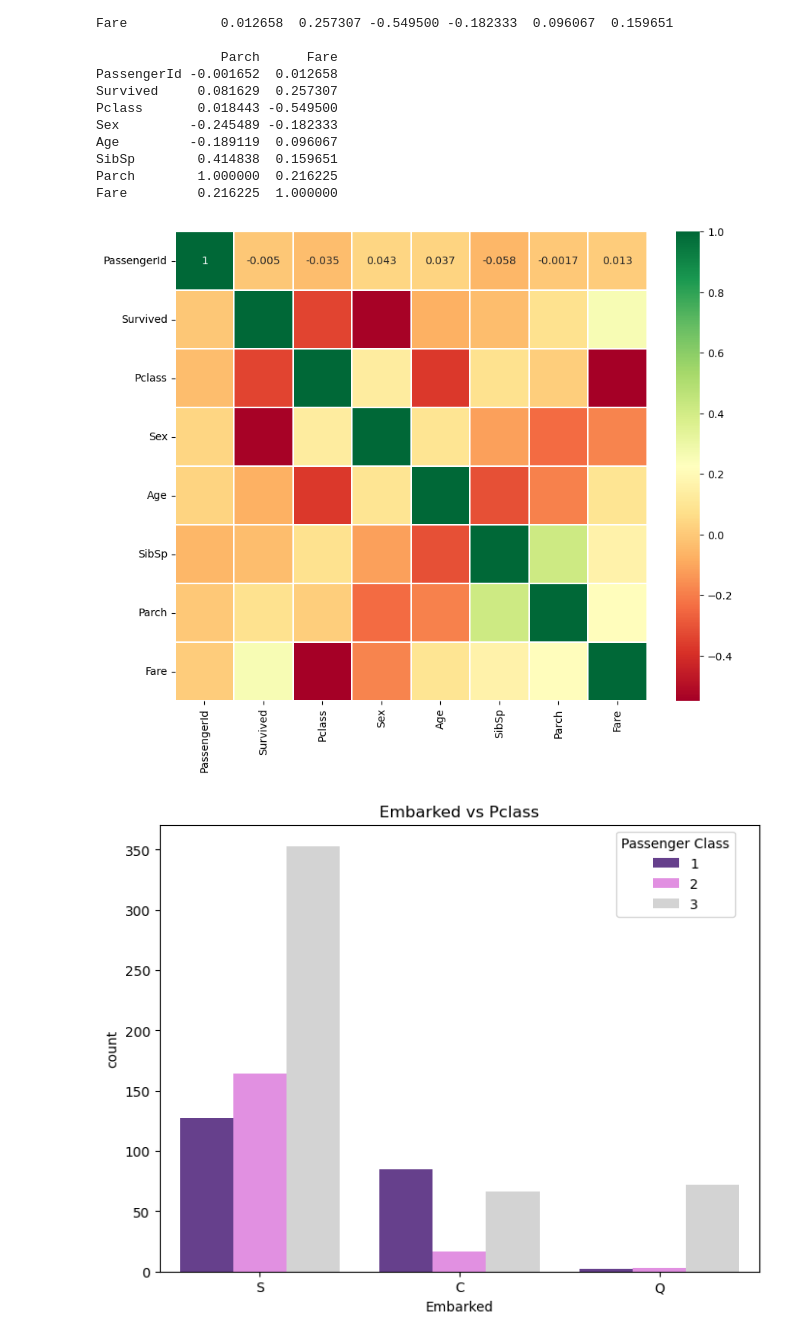
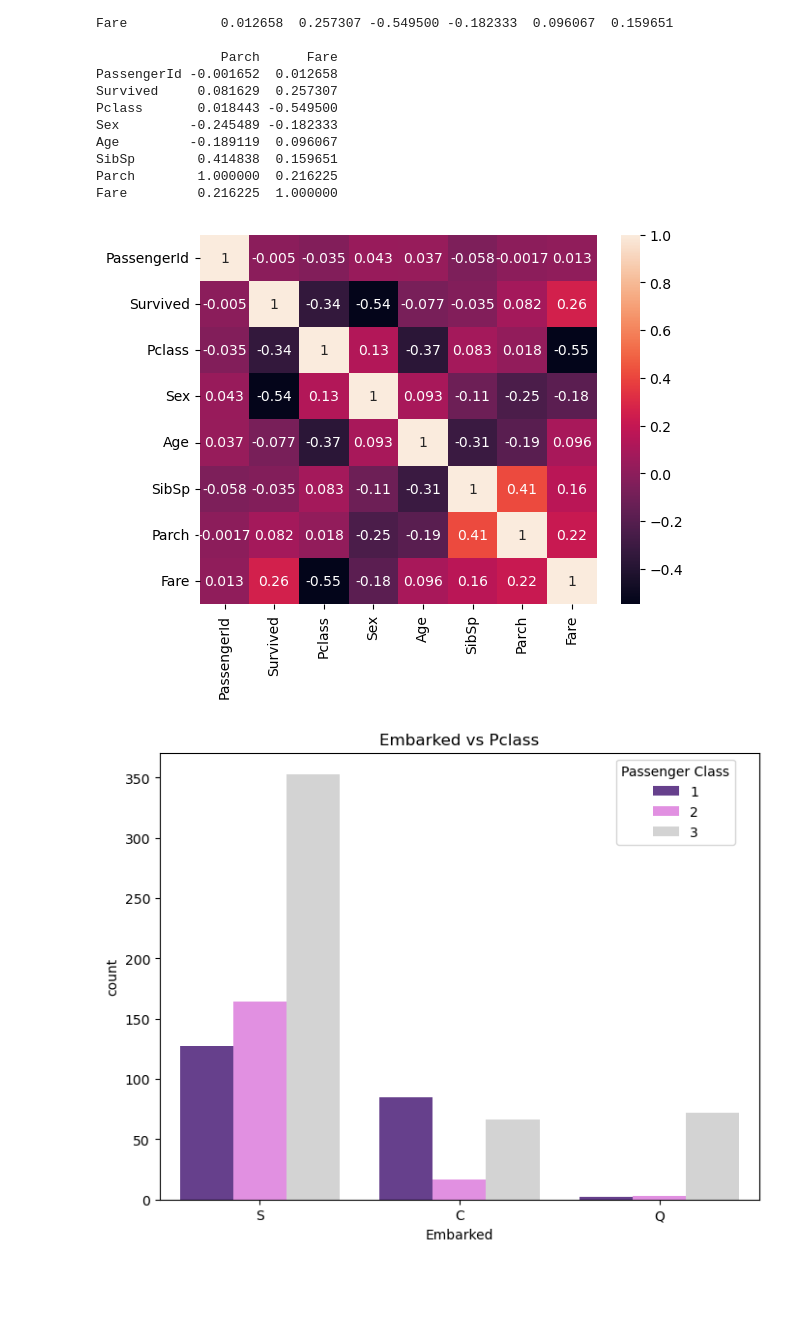
Before and after one commit to shiffa-04/Titanic-Data-set, a Jupyter notebook: Data-set.ipynb, the cells around one changed output. Cells and saved outputs as stored; diff of their text form; code cells hidden in the pictures; blank space fills up the shorter version.

```diff
--- a/Data-set.ipynb
+++ b/Data-set.ipynb
@@ -550,12 +550,13 @@ SibSp        0.414838  0.159651
 Parch        1.000000  0.216225
 Fare         0.216225  1.000000
 # %%
-sns.heatmap(correlation_matrix,annot=True,cmap='RdYlGn',linewidths=0.2)
-fig=plt.gcf()
+import seaborn as sns
+import matplotlib.pyplot as plt
+sns.heatmap(correlation_matrix,annot=True)
 fig.set_size_inches(10,8)
 plt.show()
 # %% [output]
-[figure, old version]
+[figure, new version]
 # %%
 import seaborn as sns
 import matplotlib.pyplot as plt
```
Also changed, not shown: parts of 1 cell of this notebook.
